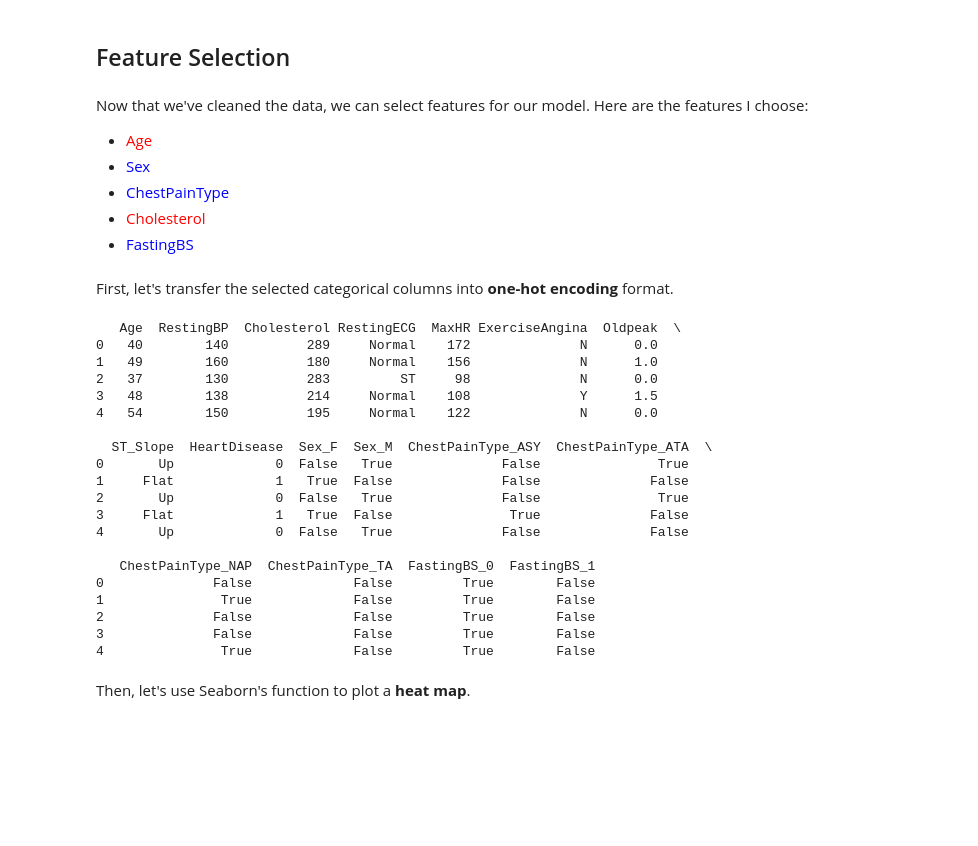
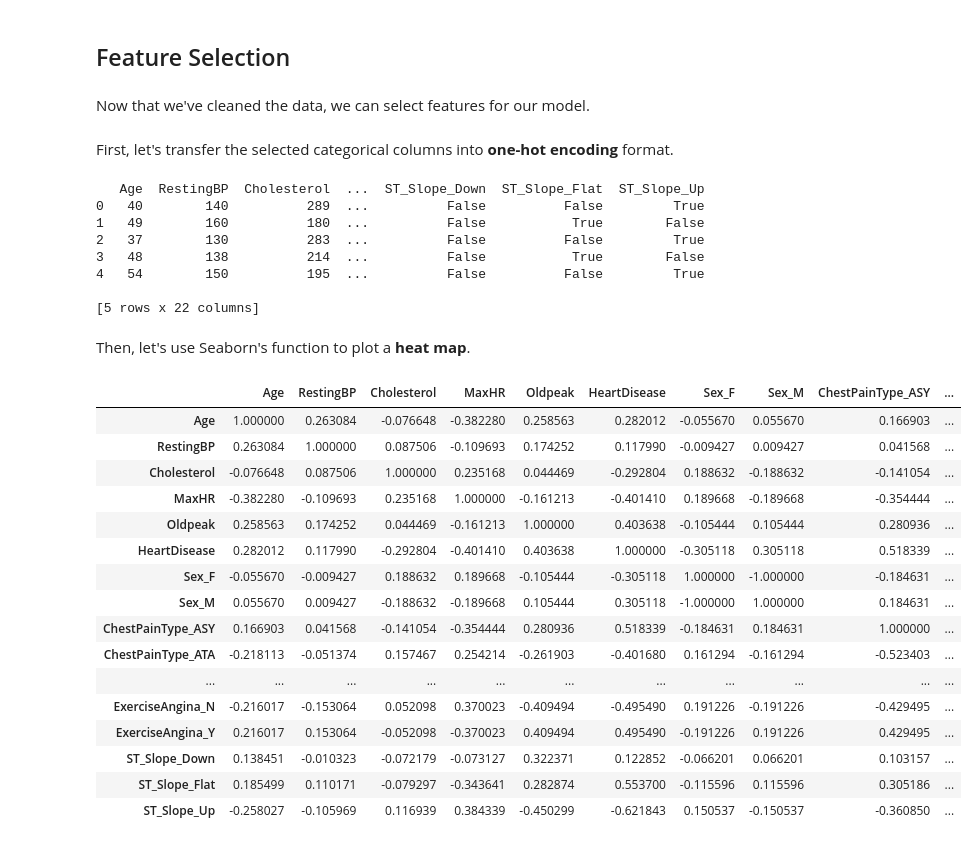
Before and after one commit to jackren0000/Predicting-Hear-Disease, a Jupyter notebook: main.ipynb, the cells around one changed output. Saved outputs shown, nothing was run; the diff lists cells and outputs as text; code cells hidden in the pictures; blank space fills up the shorter version.

Commit message:
Model training.

```diff
--- a/main.ipynb
+++ b/main.ipynb
@@ -210,39 +210,42 @@ df['Cholesterol'] = df['Cholesterol'].mask(
 # %% [markdown]
 ## Feature Selection
 # %% [markdown]
-Now that we've cleaned the data, we can select features for our model. Here are the features I choose:
-- <font color="red">Age</font>
-- <font color="blue">Sex</font>
-- <font color="blue">ChestPainType</font>
-- <font color="red">Cholesterol</font>
-- <font color="blue">FastingBS</font>
+Now that we've cleaned the data, we can select features for our model.
 # %% [markdown]
 First, let's transfer the selected categorical columns into **one-hot encoding** format.
 # %%
-df = pd.get_dummies(df, columns=['Sex', 'ChestPainType', 'FastingBS'])
+df = pd.get_dummies(df, columns=['Sex', 'ChestPainType', 'FastingBS', 'RestingECG', 'ExerciseAngina', 'ST_Slope'])
 print(df.head())
 # %% [output]
-   Age  RestingBP  Cholesterol RestingECG  MaxHR ExerciseAngina  Oldpeak  \
-0   40        140          289     Normal    172              N      0.0
-1   49        160          180     Normal    156              N      1.0
-2   37        130          283         ST     98              N      0.0
-3   48        138          214     Normal    108              Y      1.5
-4   54        150          195     Normal    122              N      0.0
+   Age  RestingBP  Cholesterol  ...  ST_Slope_Down  ST_Slope_Flat  ST_Slope_Up
+0   40        140          289  ...          False          False         True
+1   49        160          180  ...          False           True        False
+2   37        130          283  ...          False          False         True
+3   48        138          214  ...          False           True        False
+4   54        150          195  ...          False          False         True
 
-  ST_Slope  HeartDisease  Sex_F  Sex_M  ChestPainType_ASY  ChestPainType_ATA  \
-0       Up             0  False   True              False               True
-1     Flat             1   True  False              False              False
-2       Up             0  False   True              False               True
-3     Flat             1   True  False               True              False
-4       Up             0  False   True              False              False
-
-   ChestPainType_NAP  ChestPainType_TA  FastingBS_0  FastingBS_1
-0              False             False         True        False
-1               True             False         True        False
-2              False             False         True        False
-3              False             False         True        False
-4               True             False         True        False
+[5 rows x 22 columns]
 # %% [markdown]
 Then, let's use Seaborn's function to plot a **heat map**.
+# %%
+df.corr()
+# %% [output]
+|  | Age | RestingBP | Cholesterol | MaxHR | Oldpeak | HeartDisease | Sex_F | Sex_M | ChestPainType_ASY | ... |
+| Age | 1.000000 | 0.263084 | -0.076648 | -0.382280 | 0.258563 | 0.282012 | -0.055670 | 0.055670 | 0.166903 | ... |
+| RestingBP | 0.263084 | 1.000000 | 0.087506 | -0.109693 | 0.174252 | 0.117990 | -0.009427 | 0.009427 | 0.041568 | ... |
+| Cholesterol | -0.076648 | 0.087506 | 1.000000 | 0.235168 | 0.044469 | -0.292804 | 0.188632 | -0.188632 | -0.141054 | ... |
+| MaxHR | -0.382280 | -0.109693 | 0.235168 | 1.000000 | -0.161213 | -0.401410 | 0.189668 | -0.189668 | -0.354444 | ... |
+| Oldpeak | 0.258563 | 0.174252 | 0.044469 | -0.161213 | 1.000000 | 0.403638 | -0.105444 | 0.105444 | 0.280936 | ... |
+| HeartDisease | 0.282012 | 0.117990 | -0.292804 | -0.401410 | 0.403638 | 1.000000 | -0.305118 | 0.305118 | 0.518339 | ... |
+| Sex_F | -0.055670 | -0.009427 | 0.188632 | 0.189668 | -0.105444 | -0.305118 | 1.000000 | -1.000000 | -0.184631 | ... |
+| Sex_M | 0.055670 | 0.009427 | -0.188632 | -0.189668 | 0.105444 | 0.305118 | -1.000000 | 1.000000 | 0.184631 | ... |
+| ChestPainType_ASY | 0.166903 | 0.041568 | -0.141054 | -0.354444 | 0.280936 | 0.518339 | -0.184631 | 0.184631 | 1.000000 | ... |
+| ChestPainType_ATA | -0.218113 | -0.051374 | 0.157467 | 0.254214 | -0.261903 | -0.401680 | 0.161294 | -0.161294 | -0.523403 | ... |
+| ... | ... | ... | ... | ... | ... | ... | ... | ... | ... | ... |
+| ExerciseAngina_N | -0.216017 | -0.153064 | 0.052098 | 0.370023 | -0.409494 | -0.495490 | 0.191226 | -0.191226 | -0.429495 | ... |
+| ExerciseAngina_Y | 0.216017 | 0.153064 | -0.052098 | -0.370023 | 0.409494 | 0.495490 | -0.191226 | 0.191226 | 0.429495 | ... |
+| ST_Slope_Down | 0.138451 | -0.010323 | -0.072179 | -0.073127 | 0.322371 | 0.122852 | -0.066201 | 0.066201 | 0.103157 | ... |
+| ST_Slope_Flat | 0.185499 | 0.110171 | -0.079297 | -0.343641 | 0.282874 | 0.553700 | -0.115596 | 0.115596 | 0.305186 | ... |
+| ST_Slope_Up | -0.258027 | -0.105969 | 0.116939 | 0.384339 | -0.450299 | -0.621843 | 0.150537 | -0.150537 | -0.360850 | ... |
 # %%
 import seaborn as sns
```
Also changed, not shown: parts of 7 cells of this notebook.
